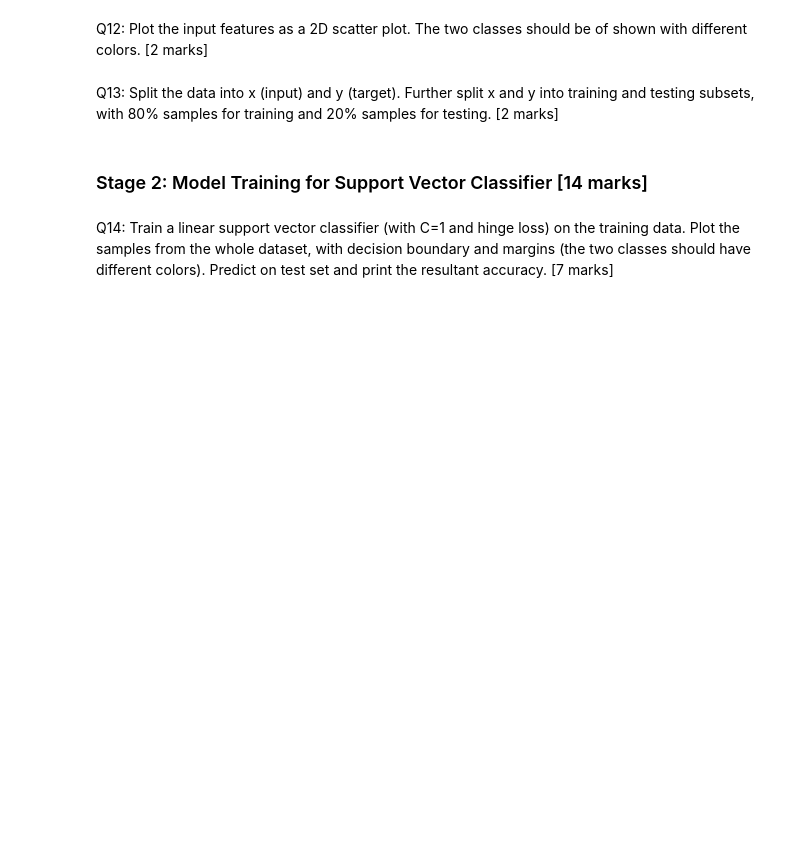
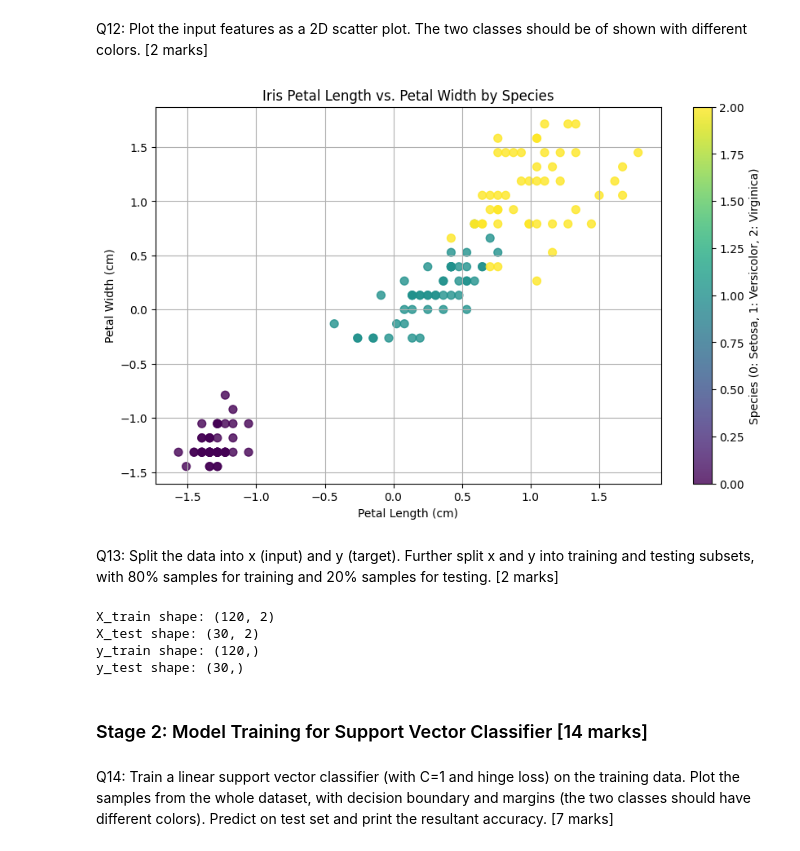
Before and after one commit to aloks6260/iitkgp_ds, a Jupyter notebook: M1-Assignment-Starter-Notebook.ipynb, the cells around one changed output. Cells and saved outputs as stored; diff of their text form; code cells hidden in the pictures; blank space fills up the shorter version.

```diff
--- a/M1-Assignment-Starter-Notebook.ipynb
+++ b/M1-Assignment-Starter-Notebook.ipynb
@@ -290,2 +294,19 @@ Q12: Plot the input features as a 2D scatter plot. The two classes should be of
+# %%
+### YOUR CODE STARTS HERE ###
+# Get the target variable (species)
+y_target = iris.target
+
+# Create a scatter plot
+plt.figure(figsize=(10, 6))
+plt.scatter(Xstan[:, 0], Xstan[:, 1], c=y_target, cmap='viridis', s=50, alpha=0.8)
+plt.xlabel('Petal Length (cm)')
+plt.ylabel('Petal Width (cm)')
+plt.title('Iris Petal Length vs. Petal Width by Species')
+plt.colorbar(label='Species (0: Setosa, 1: Versicolor, 2: Virginica)')
+plt.grid(True)
+plt.show()
+### YOUR CODE ENDS HERE ###
+# %% [output]
+[figure, added]
 # %% [markdown]
 Q13: Split the data into x (input) and y (target). Further split x and y into training and testing subsets, with 80% samples for training and 20% samples for testing. [2 marks]
@@ -296,3 +313,19 @@ Q13: Split the data into x (input) and y (target). Further split x and y into tr
+# %%
+### YOUR CODE STARTS HERE ###
+# Split the data into training and testing sets
+X_train_svm, X_test_svm, y_train_svm, y_test_svm = train_test_split(Xstan, y_target, test_size=0.2, random_state=22, stratify=y_target)
+
+# Print the shapes of the resulting subsets
+print(f"X_train shape: {X_train_svm.shape}")
+print(f"X_test shape: {X_test_svm.shape}")
+print(f"y_train shape: {y_train_svm.shape}")
+print(f"y_test shape: {y_test_svm.shape}")
+### YOUR CODE ENDS HERE ###
+# %% [output]
+X_train shape: (120, 2)
+X_test shape: (30, 2)
+y_train shape: (120,)
+y_test shape: (30,)
 # %% [markdown]
 ### Stage 2: Model Training for Support Vector Classifier [14 marks]
 # %% [markdown]
```
Also changed, not shown: parts of 33 cells of this notebook.
